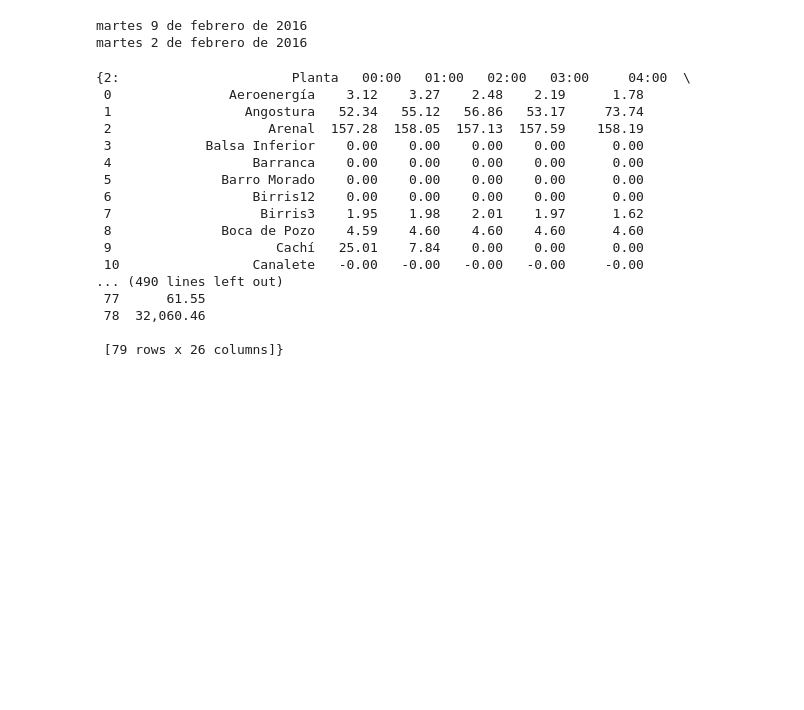
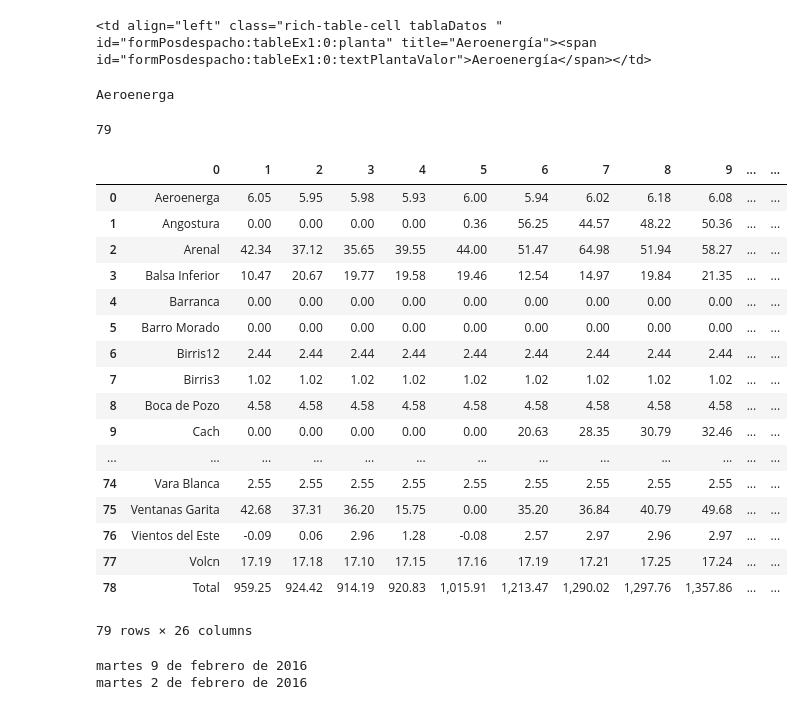
Before and after one commit to diegoleonbarido/flexbox-data-dump-analysis, a Jupyter notebook: ipynb/costa.ipynb, the cells around one changed output. Cells and saved outputs as stored; diff of their text form; code cells hidden in the pictures; blank space fills up the shorter version.

```diff
--- a/ipynb/costa.ipynb
+++ b/ipynb/costa.ipynb
@@ -4,9 +4,7 @@ import urllib2
 from bs4 import BeautifulSoup
 import pandas as pd
 # %%
-query_args = { 'formPosdespacho':'formPosdespacho','formPosdespacho:pickFechaInputDate':'04/01/2016',\
-              'formPosdespacho:pickFechaInputCurrentDate':'01/2016'}
-encoded_args = urllib.urlencode(query_args)
 url = 'http://appcenter.grupoice.com/CenceWeb/CencePosdespachoNacional.jsf'
-html_doc = urllib2.urlopen(url, encoded_args).read()
+html_doc = urllib2.urlopen(url).read()
+
 soup = BeautifulSoup(html_doc, 'html.parser')
@@ -15,0 +20,10 @@ domingo 7 de febrero de 2016
+# %%
+plantaSoup = soup.findAll('tr',class_='rich-table-row')[0]
+plantaSoup.findAll('td')[0]
+# %% [output]
+<td align="left" class="rich-table-cell tablaDatos " id="formPosdespacho:tableEx1:0:planta" title="Aeroenergía"><span id="formPosdespacho:tableEx1:0:textPlantaValor">Aeroenergía</span></td>
+# %%
+plantasSoup = soup.find('table',id='formPosdespacho:tableEx1').find('tbody').findAll('tr')
+print plantasSoup[0].findAll('td')[0].text.encode('ascii','ignore')
+# %% [output]
+Aeroenerga
@@ -16,3 +34,38 @@ domingo 7 de febrero de 2016
+# %%
+len(planta soup)
+# %% [output]
+79
+# %%
+row_list = []
+plant_list = []
+for row in plantasSoup:
+    row_list = []
+    columns = row.findAll('td')
+    for cell in columns:
+        row_list.append(cell.text.encode('ascii','ignore'))
+    plant_list.append(row_list)
+df = pd.DataFrame(plant_list).T
+# %%
+df
+# %% [output]
+|  | 0 | 1 | 2 | 3 | 4 | 5 | 6 | 7 | 8 | 9 | ... | ... |
+| 0 | Aeroenerga | 6.05 | 5.95 | 5.98 | 5.93 | 6.00 | 5.94 | 6.02 | 6.18 | 6.08 | ... | ... |
+| 1 | Angostura | 0.00 | 0.00 | 0.00 | 0.00 | 0.36 | 56.25 | 44.57 | 48.22 | 50.36 | ... | ... |
+| 2 | Arenal | 42.34 | 37.12 | 35.65 | 39.55 | 44.00 | 51.47 | 64.98 | 51.94 | 58.27 | ... | ... |
+| 3 | Balsa Inferior | 10.47 | 20.67 | 19.77 | 19.58 | 19.46 | 12.54 | 14.97 | 19.84 | 21.35 | ... | ... |
+| 4 | Barranca | 0.00 | 0.00 | 0.00 | 0.00 | 0.00 | 0.00 | 0.00 | 0.00 | 0.00 | ... | ... |
+| 5 | Barro Morado | 0.00 | 0.00 | 0.00 | 0.00 | 0.00 | 0.00 | 0.00 | 0.00 | 0.00 | ... | ... |
+| 6 | Birris12 | 2.44 | 2.44 | 2.44 | 2.44 | 2.44 | 2.44 | 2.44 | 2.44 | 2.44 | ... | ... |
+| 7 | Birris3 | 1.02 | 1.02 | 1.02 | 1.02 | 1.02 | 1.02 | 1.02 | 1.02 | 1.02 | ... | ... |
+| 8 | Boca de Pozo | 4.58 | 4.58 | 4.58 | 4.58 | 4.58 | 4.58 | 4.58 | 4.58 | 4.58 | ... | ... |
+| 9 | Cach | 0.00 | 0.00 | 0.00 | 0.00 | 0.00 | 20.63 | 28.35 | 30.79 | 32.46 | ... | ... |
+| ... | ... | ... | ... | ... | ... | ... | ... | ... | ... | ... | ... | ... |
+| 74 | Vara Blanca | 2.55 | 2.55 | 2.55 | 2.55 | 2.55 | 2.55 | 2.55 | 2.55 | 2.55 | ... | ... |
+| 75 | Ventanas Garita | 42.68 | 37.31 | 36.20 | 15.75 | 0.00 | 35.20 | 36.84 | 40.79 | 49.68 | ... | ... |
+| 76 | Vientos del Este | -0.09 | 0.06 | 2.96 | 1.28 | -0.08 | 2.57 | 2.97 | 2.96 | 2.97 | ... | ... |
+| 77 | Volcn | 17.19 | 17.18 | 17.10 | 17.15 | 17.16 | 17.19 | 17.21 | 17.25 | 17.24 | ... | ... |
+| 78 | Total | 959.25 | 924.42 | 914.19 | 920.83 | 1,015.91 | 1,213.47 | 1,290.02 | 1,297.76 | 1,357.86 | ... | ... |
+79 rows × 26 columns
 # %%
 import time
 from selenium import webdriver
@@ -71,23 +124,3 @@ driver.quit()
 # %% [output]
 martes 9 de febrero de 2016
 martes 2 de febrero de 2016
-# %%
-dfs
-# %% [output]
-{2:                      Planta   00:00   01:00   02:00   03:00     04:00  \
- 0               Aeroenergía    3.12    3.27    2.48    2.19      1.78
- 1                 Angostura   52.34   55.12   56.86   53.17     73.74
- 2                    Arenal  157.28  158.05  157.13  157.59    158.19
- 3            Balsa Inferior    0.00    0.00    0.00    0.00      0.00
- 4                  Barranca    0.00    0.00    0.00    0.00      0.00
- 5              Barro Morado    0.00    0.00    0.00    0.00      0.00
- 6                  Birris12    0.00    0.00    0.00    0.00      0.00
- 7                   Birris3    1.95    1.98    2.01    1.97      1.62
- 8              Boca de Pozo    4.59    4.60    4.60    4.60      4.60
- 9                     Cachí   25.01    7.84    0.00    0.00      0.00
- 10                 Canalete   -0.00   -0.00   -0.00   -0.00     -0.00
-... (490 lines left out)
- 77      61.55
- 78  32,060.46
-
- [79 rows x 26 columns]}
```
Also changed, not shown: parts of 4 cells of this notebook, 2 other files.
